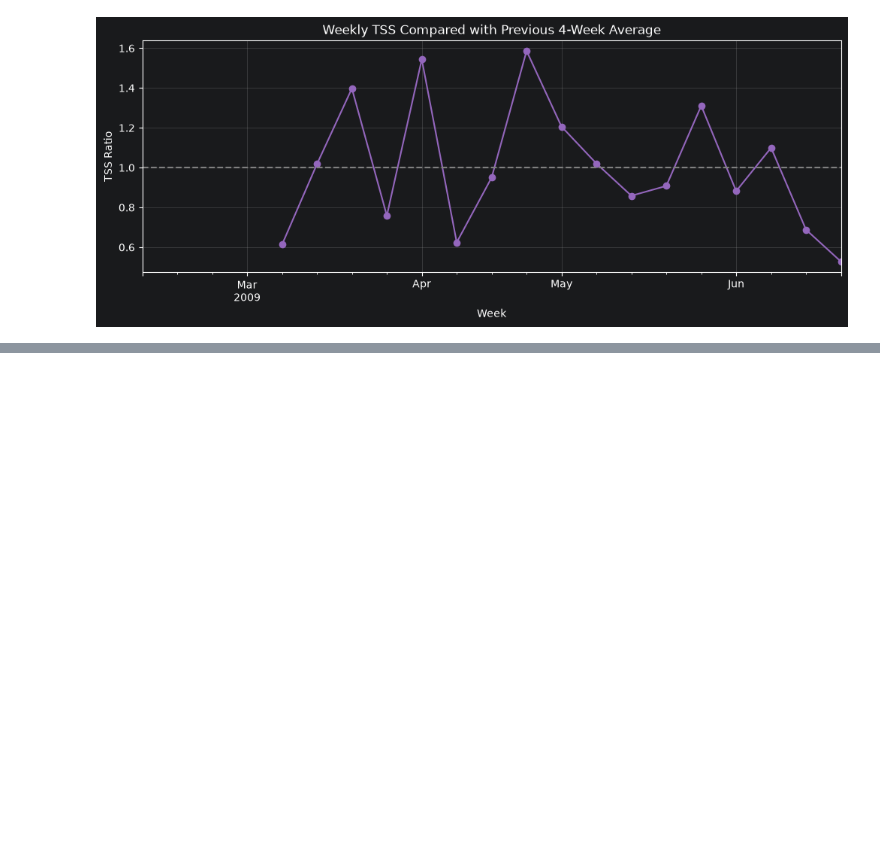
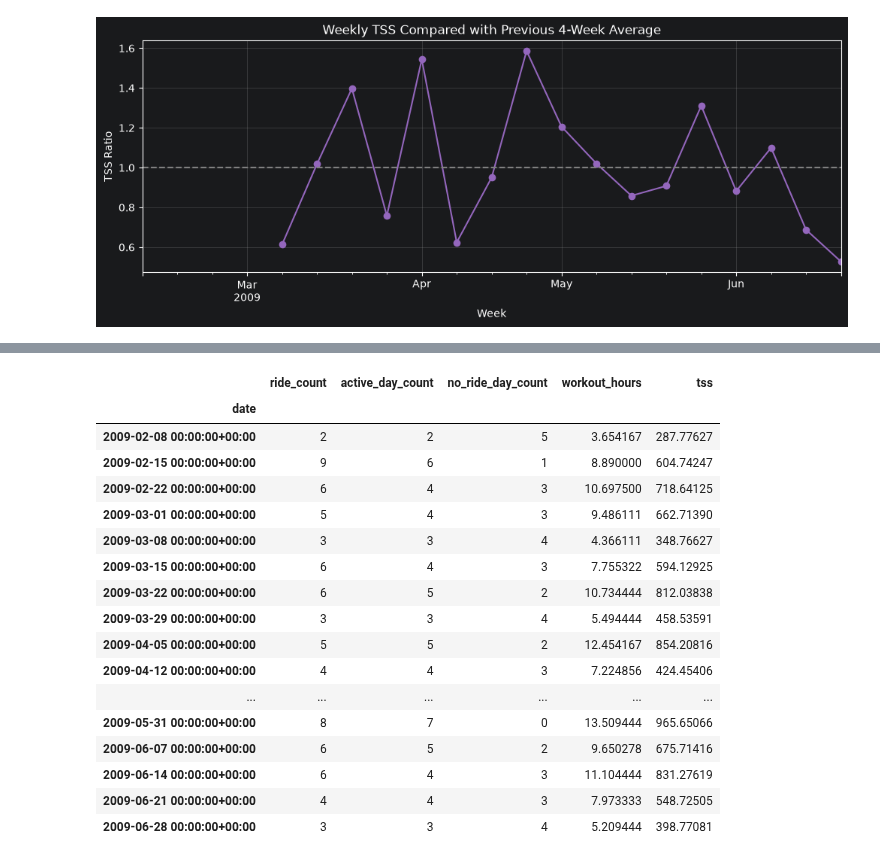
Before and after one commit to jhh0107gsc-hub/cycling, a Jupyter notebook: notebooks/02_training_trends.ipynb, the cells around one changed output, grey strips where cells are left out. Cells and saved outputs as stored; diff of their text form; code cells hidden in the pictures; blank space fills up the shorter version.

Commit message:
Analyze weekly training frequency

```diff
--- a/notebooks/02_training_trends.ipynb
+++ b/notebooks/02_training_trends.ipynb
@@ -529,0 +601,12 @@ weekly_training_df.loc[
+# %%
+analysis_period_df["ride_day"] = (
+    analysis_period_df["date"]
+    .dt.normalize()
+)
+
+analysis_period_df[
+    [
+        "date",
+        "ride_day",
+    ]
+].head()
@@ -529,0 +620,16 @@ weekly_training_df.loc[
+# %%
+weekly_training_df["active_day_count"] = (
+    analysis_period_df
+    .set_index("date")["ride_day"]
+    .resample("W-SUN")
+    .nunique()
+)
+
+weekly_training_df[
+    [
+        "ride_count",
+        "active_day_count",
+        "workout_hours",
+        "tss",
+    ]
+]
@@ -529,0 +655,33 @@ weekly_training_df.loc[
+# %%
+weekly_training_df["no_ride_day_count"] = (
+    7 - weekly_training_df["active_day_count"]
+)
+
+weekly_training_df[
+    [
+        "ride_count",
+        "active_day_count",
+        "no_ride_day_count",
+        "workout_hours",
+        "tss",
+    ]
+]
+# %% [output]
+|  | ride_count | active_day_count | no_ride_day_count | workout_hours | tss |
+| date |  |  |  |  |  |
+| 2009-02-08 00:00:00+00:00 | 2 | 2 | 5 | 3.654167 | 287.77627 |
+| 2009-02-15 00:00:00+00:00 | 9 | 6 | 1 | 8.890000 | 604.74247 |
+| 2009-02-22 00:00:00+00:00 | 6 | 4 | 3 | 10.697500 | 718.64125 |
+| 2009-03-01 00:00:00+00:00 | 5 | 4 | 3 | 9.486111 | 662.71390 |
+| 2009-03-08 00:00:00+00:00 | 3 | 3 | 4 | 4.366111 | 348.76627 |
+| 2009-03-15 00:00:00+00:00 | 6 | 4 | 3 | 7.755322 | 594.12925 |
+| 2009-03-22 00:00:00+00:00 | 6 | 5 | 2 | 10.734444 | 812.03838 |
+| 2009-03-29 00:00:00+00:00 | 3 | 3 | 4 | 5.494444 | 458.53591 |
+| 2009-04-05 00:00:00+00:00 | 5 | 5 | 2 | 12.454167 | 854.20816 |
+| 2009-04-12 00:00:00+00:00 | 4 | 4 | 3 | 7.224856 | 424.45406 |
+| ... | ... | ... | ... | ... | ... |
+| 2009-05-31 00:00:00+00:00 | 8 | 7 | 0 | 13.509444 | 965.65066 |
+| 2009-06-07 00:00:00+00:00 | 6 | 5 | 2 | 9.650278 | 675.71416 |
+| 2009-06-14 00:00:00+00:00 | 6 | 4 | 3 | 11.104444 | 831.27619 |
+| 2009-06-21 00:00:00+00:00 | 4 | 4 | 3 | 7.973333 | 548.72505 |
+| 2009-06-28 00:00:00+00:00 | 3 | 3 | 4 | 5.209444 | 398.77081 |
```
Also changed, not shown: parts of 10 cells of this notebook.
